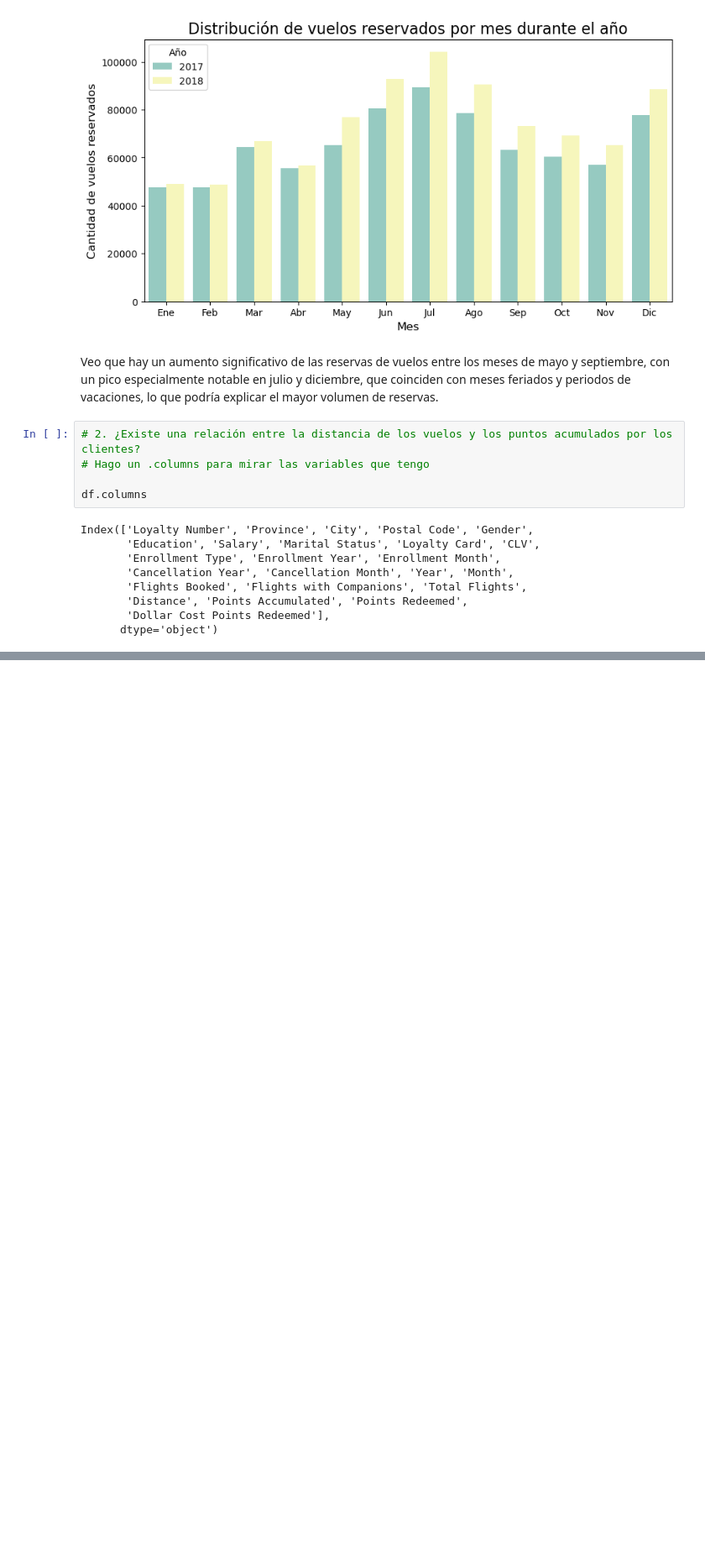
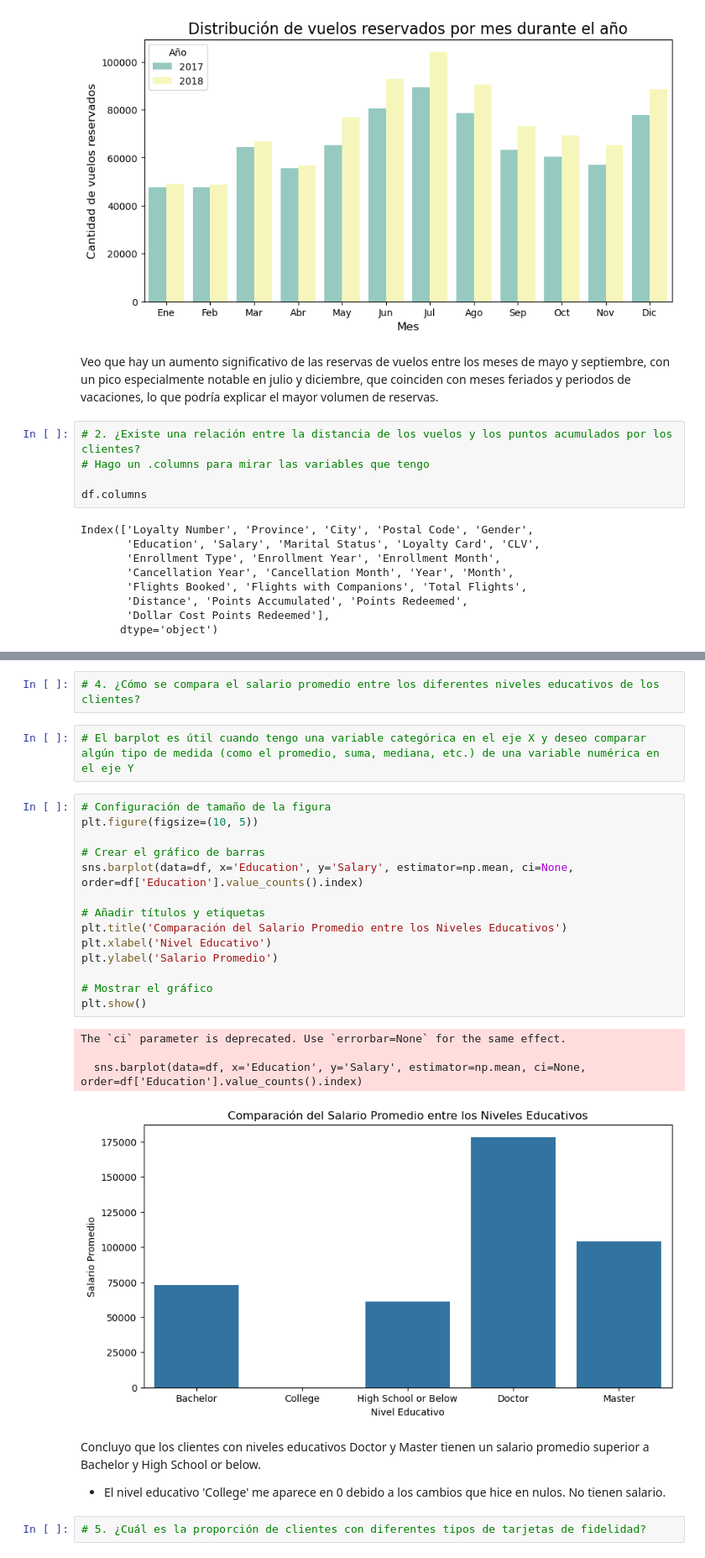
Before and after one commit to Adalab/bda-modulo-3-evaluacion-final-VeroSanchezO, a Jupyter notebook: Fase_2_Visualizacion_VSO.ipynb, the cells around one changed output, grey strips where cells are left out. Shown at 84% size. Drawn from its saved outputs; the diff is of its cells as text; blank space fills up the shorter version.

```diff
--- a/Fase_2_Visualizacion_VSO.ipynb
+++ b/Fase_2_Visualizacion_VSO.ipynb
@@ -141,0 +147,28 @@ The `ci` parameter is deprecated. Use `errorbar=None` for the same effect.
+# %%
+# 4. ¿Cómo se compara el salario promedio entre los diferentes niveles educativos de los clientes?
+# %%
+# El barplot es útil cuando tengo una variable categórica en el eje X y deseo comparar algún tipo de medida (como el promedio, suma, mediana, etc.) de una variable numérica en el eje Y
+# %%
+# Configuración de tamaño de la figura
+plt.figure(figsize=(10, 5))
+
+# Crear el gráfico de barras
+sns.barplot(data=df, x='Education', y='Salary', estimator=np.mean, ci=None, order=df['Education'].value_counts().index)
+
+# Añadir títulos y etiquetas
+plt.title('Comparación del Salario Promedio entre los Niveles Educativos')
+plt.xlabel('Nivel Educativo')
+plt.ylabel('Salario Promedio')
+
+# Mostrar el gráfico
+plt.show()
+# %% [output]
+The `ci` parameter is deprecated. Use `errorbar=None` for the same effect.
+
+  sns.barplot(data=df, x='Education', y='Salary', estimator=np.mean, ci=None, order=df['Education'].value_counts().index)
+[figure, added]
+# %% [markdown]
+Concluyo que los clientes con niveles educativos Doctor y Master tienen un salario promedio superior a Bachelor y High School or below.
+* El nivel educativo 'College' me aparece en 0 debido a los cambios que hice en nulos. No tienen salario.
+# %%
+# 5. ¿Cuál es la proporción de clientes con diferentes tipos de tarjetas de fidelidad?
```
Also changed, not shown: parts of 14 cells of this notebook.
